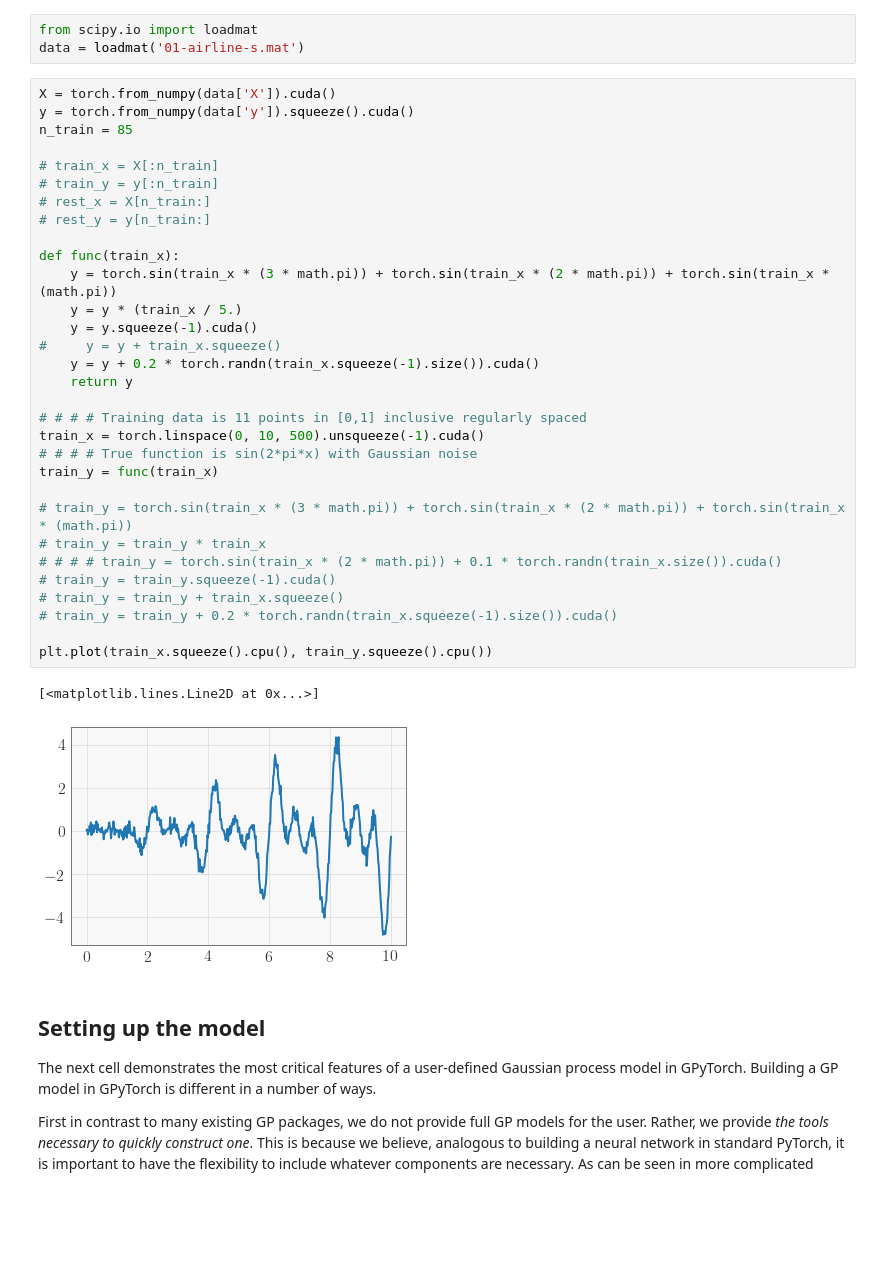
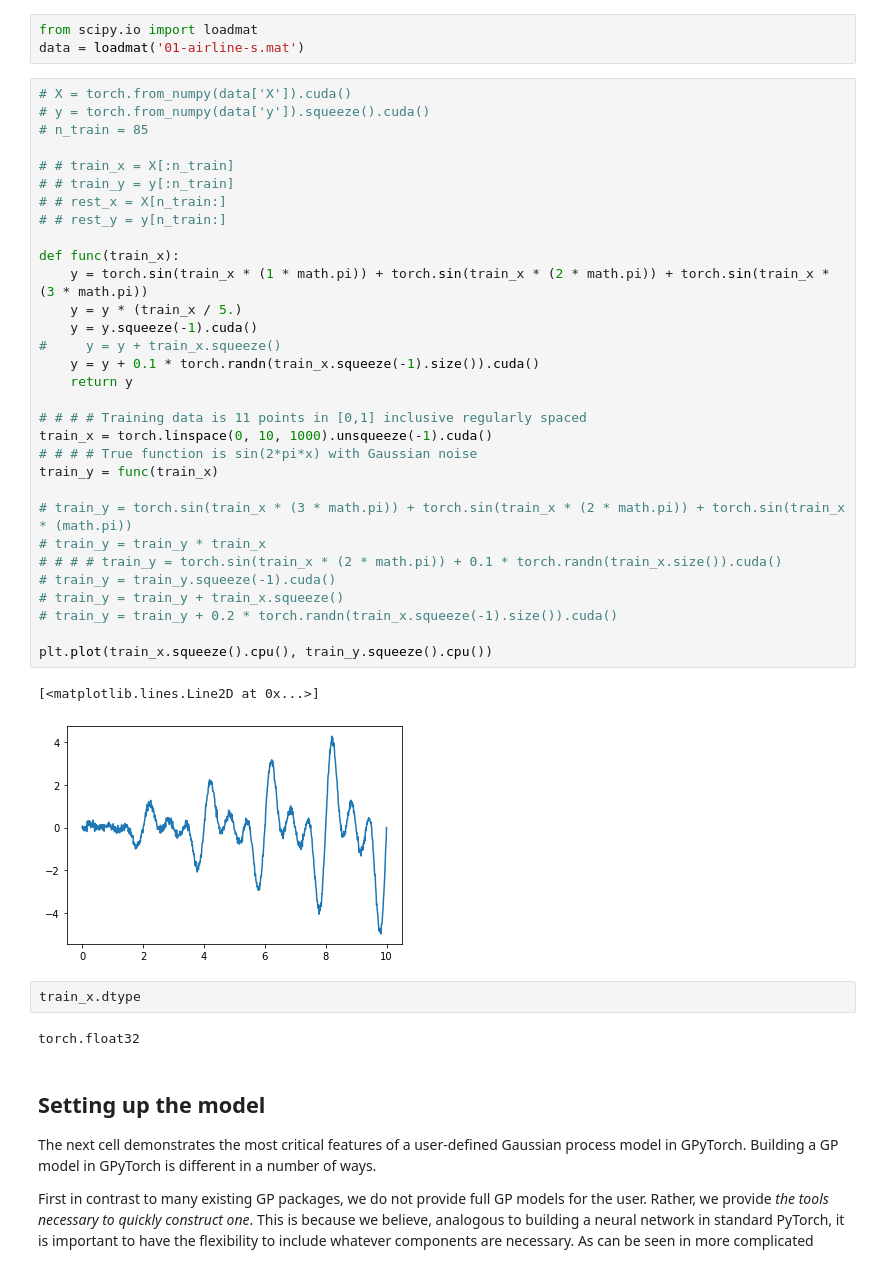
Before and after one commit to cornellius-gp/gpytorch, a Jupyter notebook: examples/01_Simple_GP_Regression/NS_Spectral_AF_Kernel_NS_Function.ipynb, the cells around one changed output. Cells and saved outputs as stored; diff of their text form; blank space fills up the shorter version.

```diff
--- a/examples/01_Simple_GP_Regression/NS_Spectral_AF_Kernel_NS_Function.ipynb
+++ b/examples/01_Simple_GP_Regression/NS_Spectral_AF_Kernel_NS_Function.ipynb
@@ -35,39 +35,43 @@ In the next cell, we set up the training data for this example. We'll be using 1
 from scipy.io import loadmat
 data = loadmat('01-airline-s.mat')
 # %%
-X = torch.from_numpy(data['X']).cuda()
-y = torch.from_numpy(data['y']).squeeze().cuda()
-n_train = 85
+# X = torch.from_numpy(data['X']).cuda()
+# y = torch.from_numpy(data['y']).squeeze().cuda()
+# n_train = 85
 
-# train_x = X[:n_train]
-# train_y = y[:n_train]
-# rest_x = X[n_train:]
-# rest_y = y[n_train:]
+# # train_x = X[:n_train]
+# # train_y = y[:n_train]
+# # rest_x = X[n_train:]
+# # rest_y = y[n_train:]
 
 def func(train_x):
-    y = torch.sin(train_x * (3 * math.pi)) + torch.sin(train_x * (2 * math.pi)) + torch.sin(train_x * (math.pi))
+    y = torch.sin(train_x * (1 * math.pi)) + torch.sin(train_x * (2 * math.pi)) + torch.sin(train_x * (3 * math.pi))
     y = y * (train_x / 5.)
     y = y.squeeze(-1).cuda()
 #     y = y + train_x.squeeze()
-    y = y + 0.2 * torch.randn(train_x.squeeze(-1).size()).cuda()
+    y = y + 0.1 * torch.randn(train_x.squeeze(-1).size()).cuda()
     return y
 
 # # # # Training data is 11 points in [0,1] inclusive regularly spaced
-train_x = torch.linspace(0, 10, 500).unsqueeze(-1).cuda()
+train_x = torch.linspace(0, 10, 1000).unsqueeze(-1).cuda()
 # # # # True function is sin(2*pi*x) with Gaussian noise
 train_y = func(train_x)
 
 # train_y = torch.sin(train_x * (3 * math.pi)) + torch.sin(train_x * (2 * math.pi)) + torch.sin(train_x * (math.pi))
 # train_y = train_y * train_x
 # # # # train_y = torch.sin(train_x * (2 * math.pi)) + 0.1 * torch.randn(train_x.size()).cuda()
 # train_y = train_y.squeeze(-1).cuda()
 # train_y = train_y + train_x.squeeze()
 # train_y = train_y + 0.2 * torch.randn(train_x.squeeze(-1).size()).cuda()
 
 plt.plot(train_x.squeeze().cpu(), train_y.squeeze().cpu())
 # %% [output]
 [<matplotlib.lines.Line2D at 0x...>]
-[figure, old version]
+[figure, new version]
+# %%
+train_x.dtype
+# %% [output]
+torch.float32
 # %% [markdown]
 ## Setting up the model
 
```
Also changed, not shown: parts of 6 cells of this notebook, 2 other files.
